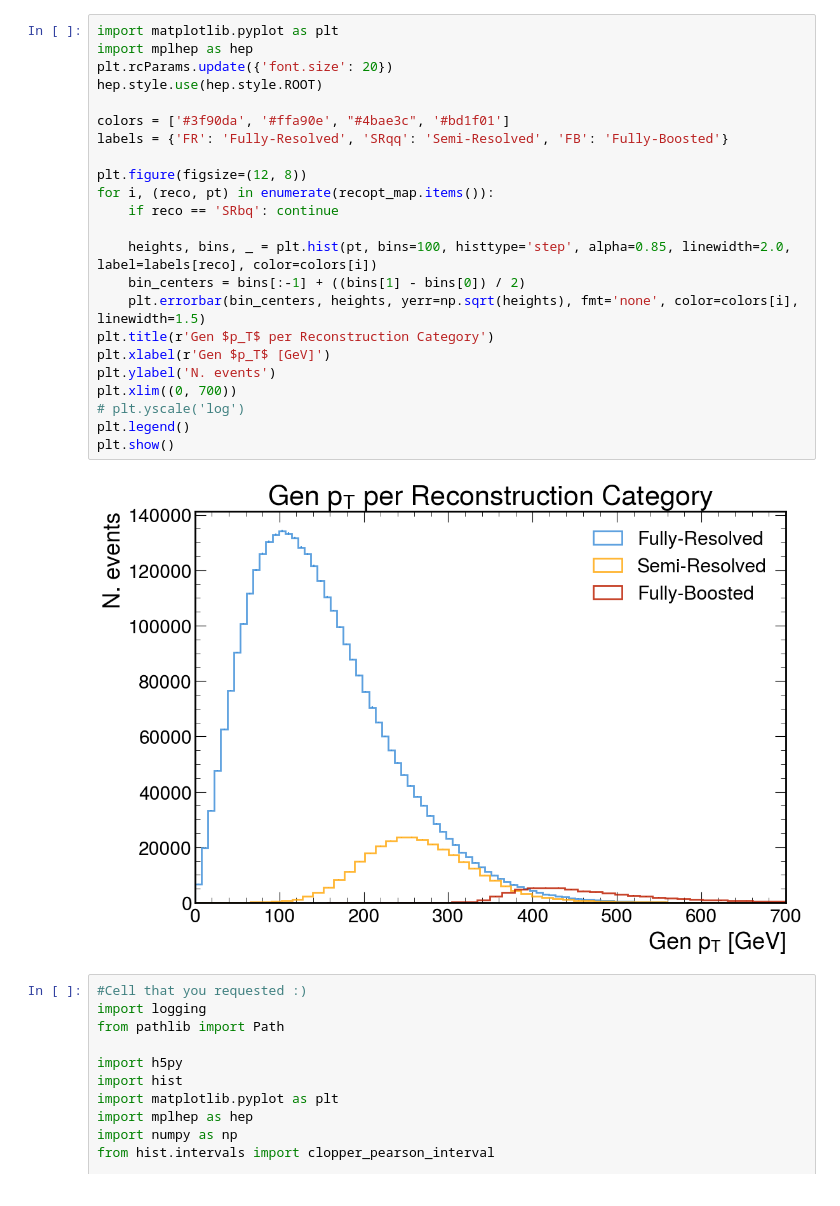
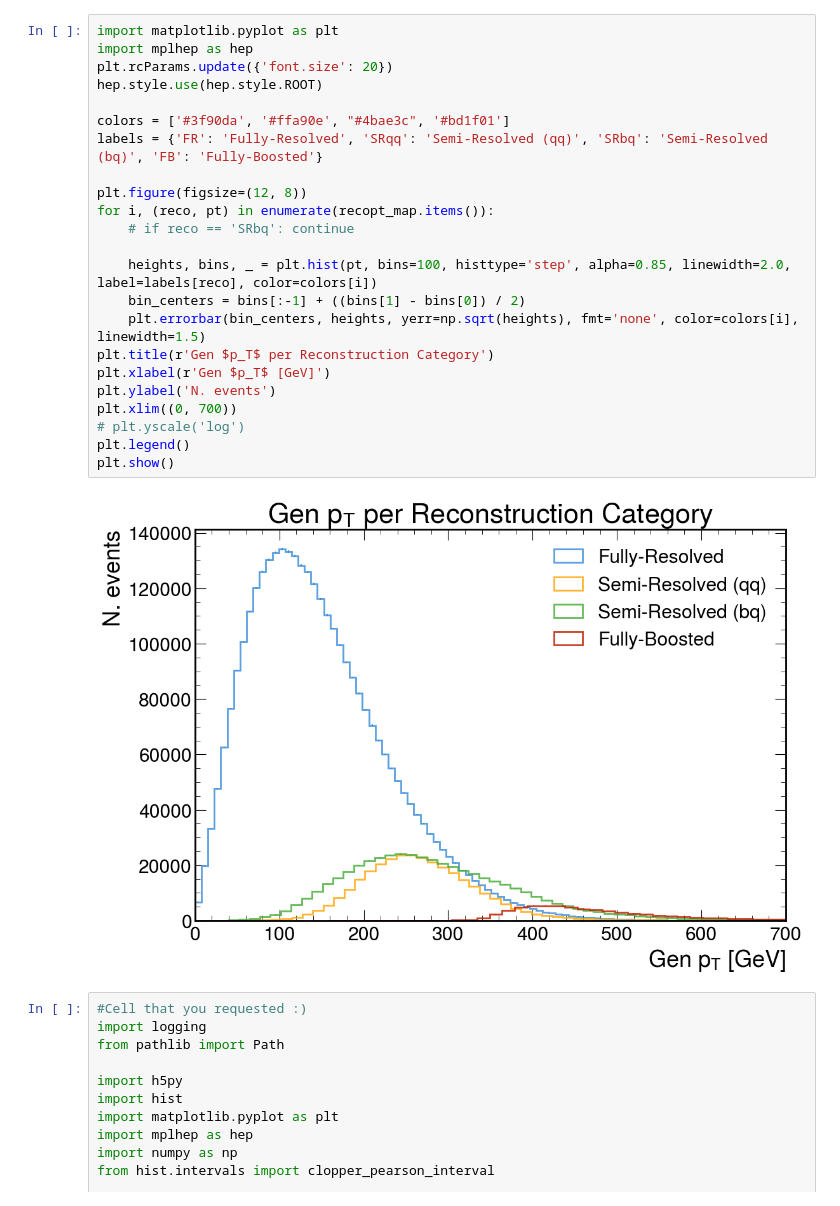
Before and after one commit to tcoulvert/SPAtop, a Jupyter notebook: src/analysis/validate_targets.ipynb, the cells around one changed output. Cells and saved outputs as stored; diff of their text form.

```diff
--- a/src/analysis/validate_targets.ipynb
+++ b/src/analysis/validate_targets.ipynb
@@ -56,28 +56,28 @@ file.close()
 # %%
 import matplotlib.pyplot as plt
 import mplhep as hep
 plt.rcParams.update({'font.size': 20})
 hep.style.use(hep.style.ROOT)
 
 colors = ['#3f90da', '#ffa90e', "#4bae3c", '#bd1f01']
-labels = {'FR': 'Fully-Resolved', 'SRqq': 'Semi-Resolved', 'FB': 'Fully-Boosted'}
+labels = {'FR': 'Fully-Resolved', 'SRqq': 'Semi-Resolved (qq)', 'SRbq': 'Semi-Resolved (bq)', 'FB': 'Fully-Boosted'}
 
 plt.figure(figsize=(12, 8))
 for i, (reco, pt) in enumerate(recopt_map.items()):
-    if reco == 'SRbq': continue
+    # if reco == 'SRbq': continue
 
     heights, bins, _ = plt.hist(pt, bins=100, histtype='step', alpha=0.85, linewidth=2.0, label=labels[reco], color=colors[i])
     bin_centers = bins[:-1] + ((bins[1] - bins[0]) / 2)
     plt.errorbar(bin_centers, heights, yerr=np.sqrt(heights), fmt='none', color=colors[i], linewidth=1.5)
 plt.title(r'Gen $p_T$ per Reconstruction Category')
 plt.xlabel(r'Gen $p_T$ [GeV]')
 plt.ylabel('N. events')
 plt.xlim((0, 700))
 # plt.yscale('log')
 plt.legend()
 plt.show()
 # %% [output]
-[figure, old version]
+[figure, new version]
 # %%
 #Cell that you requested :)
 import logging
```
Also changed, not shown: 2 other files.
